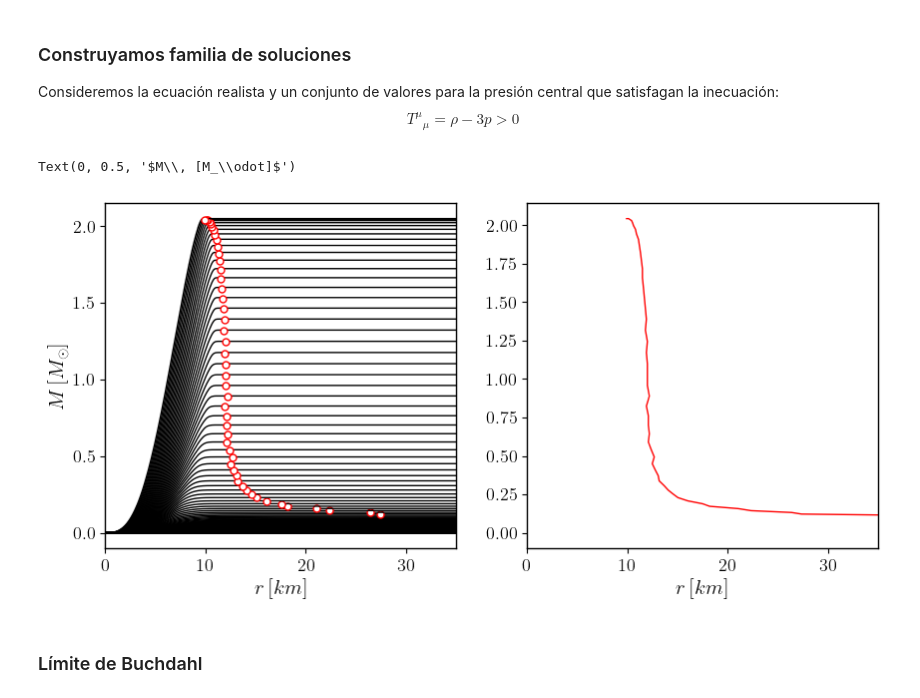
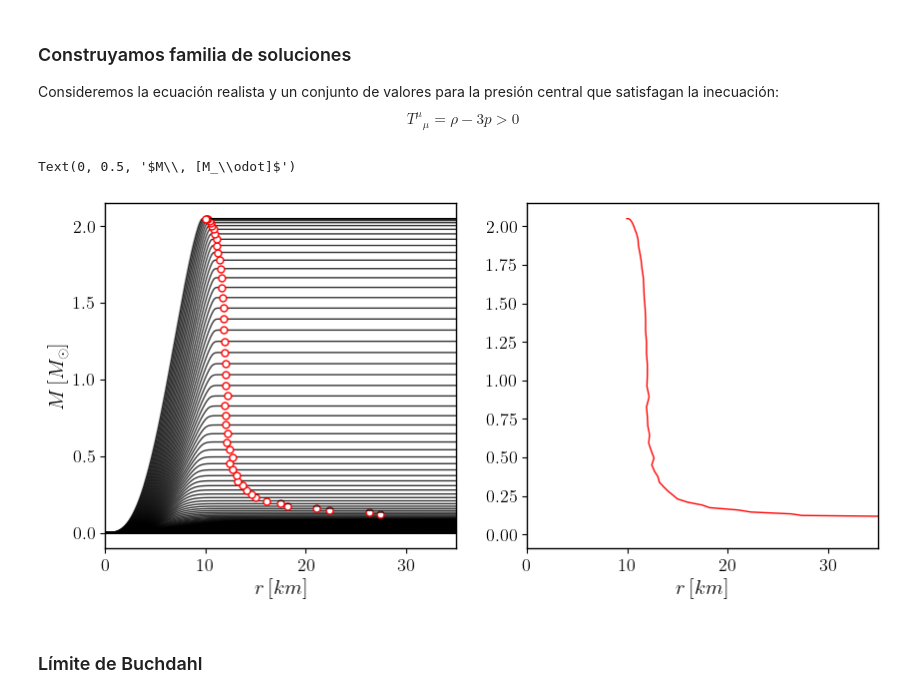
Before and after one commit to Mandy8808/GR_NS_BS, a Jupyter notebook: Jupyter_Notebook/BaryonicStars.ipynb, the cells around one changed output. Drawn from its saved outputs; the diff is of its cells as text; code cells hidden in the pictures.

```diff
--- a/Jupyter_Notebook/BaryonicStars.ipynb
+++ b/Jupyter_Notebook/BaryonicStars.ipynb
@@ -292,11 +273,8 @@ data = [in0, rmin, rmax, npt]
 
 xval, yval = eu.rk.RKMet(eds.systemNS, data, arg=arg, rk='rk5')
 # %%
-# conversiones
-mFac = Mp**3/ms**2/Ms
-rFac = Mp*hb/(ms**2*c)/1e03 #
-
-epVal = epsilon(yval[:, 2])/epFac/facGramCm3toKgmet  # [g/cm^3]
+# Calculando la energia total en unidades físicas
+epVal = fSly4(yval[:, 2])*epFac/facGramCm3toKgmet  # [g/cm^3]
 rval = xval*rFac  # km
 # %%
 # GRAFICANDO
@@ -415,15 +380,14 @@ pinf = 1e+27 # [dyn/cm^2]
 psup = 1.6e+36 # [dyn/cm^2]
 
 #pval = np.arange(pinf*facDyneCmSqtoNm*pFac, psup*facDyneCmSqtoNm*pFac, 0.00005)
-pval = np.logspace(np.log10(pinf), np.log10(psup), 600)*facDyneCmSqtoNm*pFac
+pval = np.logspace(np.log10(pinf), np.log10(psup), 600)*facDyneCmSqtoNm/pFac
 
 dataprof = []
 for i in pval:
-    rmin, rmax = 0, 2000
-    arg = [epsilon]
-    p0 = i
-    in0 = [1, 1, p0]  # [g0, n0, Phi0, Phi'0]
-    npt = 30000
+    rmin, rmax = 0, 90
+    arg = [fSly4]
+    in0 = [1, 1, i]  # [g0, n0, Phi0]
+    npt = 3000
     data = [in0, rmin, rmax, npt]
 
     #xval, yval = eu.rk.RKMet(eds.systemNS, data, arg=arg, rk='rk5')
@@ -438,34 +402,45 @@ for i in pval:
     sol2 = solve_ivp(eds.systemNS, [rmin, rmax], in0, t_eval=rspan, args=(arg,), method=met, rtol=Rtol, atol=Atol)
     #dataprof.append([xval, yval])
     dataprof.append([sol2.t, sol2.y])
-# %%
-# conversiones
-mFac = Mp**3/ms**2/Ms
-rFac = Mp*hb/(ms**2*c)/1e03 #
+# %%
+def RadioObj(pval):
+    """
+    Encuentra el indice donde P(R)=0, ese indice nos permite encontrar R
+    """
+    boolarray = pval==pval[-1]
+    ind = np.sum(np.invert(boolarray))
+
+    # alternativa sin numpy
+    # ind = sum(map(lambda i: not(i), boolarray))
+    return ind
 # %%
 mas = lambda r, g: r*(1-1/g**2)/2
 fig, ax = plt.subplots(nrows=1, ncols=2, figsize=(10, 4.5))
 
 datosMR = []
 for xval, yval in dataprof[1::4]:  # dataprof[1:]
-    ax[0].plot(xval*rFac, mas(xval, yval[0])*mFac, c='k', lw=1.)
+    masaP = mas(xval, yval[0])*mFac
+    rP = xval*rFac
+    ax[0].plot(rP, masaP, c='k', lw=1., alpha=0.8)
 
-    ind = sum(list(map(lambda i: not(i), (yval[2]==yval[2][-1]))))
-    ax[0].plot(xval[ind]*rFac, mas(xval[-ind], yval[0][-1])*mFac, c='r', marker='o', mfc='white', markersize=5, lw=1.)
-    datosMR.append([xval[ind]*rFac, mas(xval[-ind], yval[0][-1])*mFac])
+    ind = RadioObj(yval[2])  # encontrando indice correspondiente al radio
+    ax[0].plot(rP[ind], masaP[ind], c='r', marker='o', mfc='white', markersize=5, lw=1.)
+
+    # guardando
+    datosMR.append([rP[ind], masaP[ind]])
 
 datosMR =  np.array(datosMR)
 ax[1].plot(datosMR[:,0], datosMR[:,1], c='r', lw=1.)
 
 
 #ax[0].set_yscale('log')
 #ax[0].set_xscale('log')
 for i in range(2):
     ax[i].set_xlim(0, 35)
     ax[i].set_xlabel(r'$r \,[km]$')
 ax[0].set_ylabel(r'$M\, [M_\odot]$')
 # %% [output]
 Text(0, 0.5, '$M\\, [M_\\odot]$')
-[figure, old version]
+[figure, new version]
 # %% [markdown]
 ### Límite de Buchdahl
```
Also changed, not shown: parts of 17 cells of this notebook, 3 other files.
